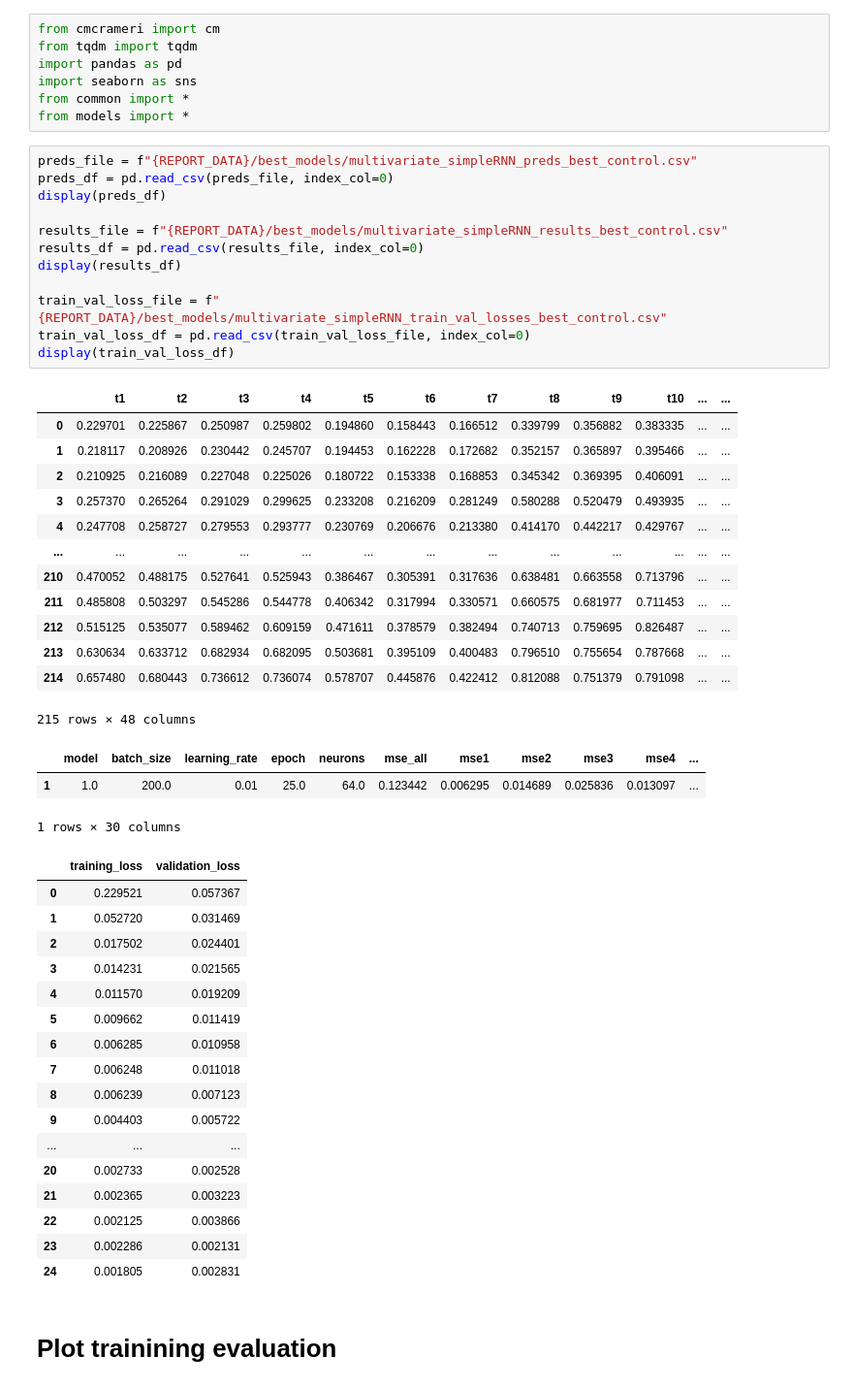
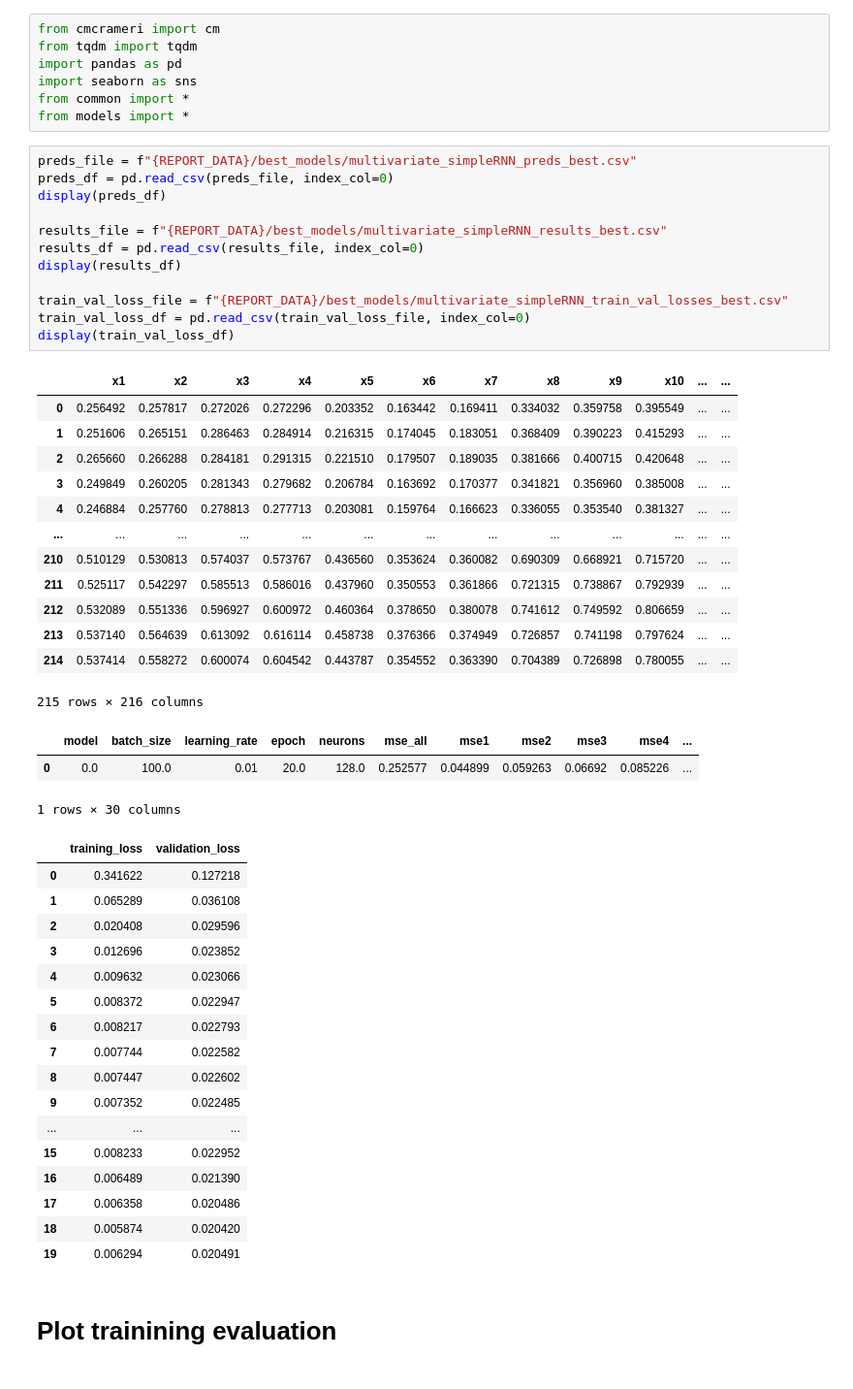
Before and after one commit to AndreasBordvik/FYS-STK4155-Prj3_report, a Jupyter notebook: code/best_models_plots.ipynb, the cells around one changed output. Shown at 97% size. Drawn from its saved outputs; the diff is of its cells as text.

```diff
--- a/code/best_models_plots.ipynb
+++ b/code/best_models_plots.ipynb
@@ -6,51 +6,51 @@ import seaborn as sns
 from common import *
 from models import *
 # %%
-preds_file = f"{REPORT_DATA}/best_models/multivariate_simpleRNN_preds_best_control.csv"
+preds_file = f"{REPORT_DATA}/best_models/multivariate_simpleRNN_preds_best.csv"
 preds_df = pd.read_csv(preds_file, index_col=0)
 display(preds_df)
 
-results_file = f"{REPORT_DATA}/best_models/multivariate_simpleRNN_results_best_control.csv"
+results_file = f"{REPORT_DATA}/best_models/multivariate_simpleRNN_results_best.csv"
 results_df = pd.read_csv(results_file, index_col=0)
 display(results_df)
 
-train_val_loss_file = f"{REPORT_DATA}/best_models/multivariate_simpleRNN_train_val_losses_best_control.csv"
+train_val_loss_file = f"{REPORT_DATA}/best_models/multivariate_simpleRNN_train_val_losses_best.csv"
 train_val_loss_df = pd.read_csv(train_val_loss_file, index_col=0)
 display(train_val_loss_df)
 # %% [output]
-|  | t1 | t2 | t3 | t4 | t5 | t6 | t7 | t8 | t9 | t10 | ... | ... |
-| 0 | 0.229701 | 0.225867 | 0.250987 | 0.259802 | 0.194860 | 0.158443 | 0.166512 | 0.339799 | 0.356882 | 0.383335 | ... | ... |
-| 1 | 0.218117 | 0.208926 | 0.230442 | 0.245707 | 0.194453 | 0.162228 | 0.172682 | 0.352157 | 0.365897 | 0.395466 | ... | ... |
-| 2 | 0.210925 | 0.216089 | 0.227048 | 0.225026 | 0.180722 | 0.153338 | 0.168853 | 0.345342 | 0.369395 | 0.406091 | ... | ... |
-| 3 | 0.257370 | 0.265264 | 0.291029 | 0.299625 | 0.233208 | 0.216209 | 0.281249 | 0.580288 | 0.520479 | 0.493935 | ... | ... |
-| 4 | 0.247708 | 0.258727 | 0.279553 | 0.293777 | 0.230769 | 0.206676 | 0.213380 | 0.414170 | 0.442217 | 0.429767 | ... | ... |
+|  | x1 | x2 | x3 | x4 | x5 | x6 | x7 | x8 | x9 | x10 | ... | ... |
+| 0 | 0.256492 | 0.257817 | 0.272026 | 0.272296 | 0.203352 | 0.163442 | 0.169411 | 0.334032 | 0.359758 | 0.395549 | ... | ... |
+| 1 | 0.251606 | 0.265151 | 0.286463 | 0.284914 | 0.216315 | 0.174045 | 0.183051 | 0.368409 | 0.390223 | 0.415293 | ... | ... |
+| 2 | 0.265660 | 0.266288 | 0.284181 | 0.291315 | 0.221510 | 0.179507 | 0.189035 | 0.381666 | 0.400715 | 0.420648 | ... | ... |
+| 3 | 0.249849 | 0.260205 | 0.281343 | 0.279682 | 0.206784 | 0.163692 | 0.170377 | 0.341821 | 0.356960 | 0.385008 | ... | ... |
+| 4 | 0.246884 | 0.257760 | 0.278813 | 0.277713 | 0.203081 | 0.159764 | 0.166623 | 0.336055 | 0.353540 | 0.381327 | ... | ... |
 | ... | ... | ... | ... | ... | ... | ... | ... | ... | ... | ... | ... | ... |
-| 210 | 0.470052 | 0.488175 | 0.527641 | 0.525943 | 0.386467 | 0.305391 | 0.317636 | 0.638481 | 0.663558 | 0.713796 | ... | ... |
-| 211 | 0.485808 | 0.503297 | 0.545286 | 0.544778 | 0.406342 | 0.317994 | 0.330571 | 0.660575 | 0.681977 | 0.711453 | ... | ... |
-| 212 | 0.515125 | 0.535077 | 0.589462 | 0.609159 | 0.471611 | 0.378579 | 0.382494 | 0.740713 | 0.759695 | 0.826487 | ... | ... |
-| 213 | 0.630634 | 0.633712 | 0.682934 | 0.682095 | 0.503681 | 0.395109 | 0.400483 | 0.796510 | 0.755654 | 0.787668 | ... | ... |
-| 214 | 0.657480 | 0.680443 | 0.736612 | 0.736074 | 0.578707 | 0.445876 | 0.422412 | 0.812088 | 0.751379 | 0.791098 | ... | ... |
+| 210 | 0.510129 | 0.530813 | 0.574037 | 0.573767 | 0.436560 | 0.353624 | 0.360082 | 0.690309 | 0.668921 | 0.715720 | ... | ... |
+| 211 | 0.525117 | 0.542297 | 0.585513 | 0.586016 | 0.437960 | 0.350553 | 0.361866 | 0.721315 | 0.738867 | 0.792939 | ... | ... |
+| 212 | 0.532089 | 0.551336 | 0.596927 | 0.600972 | 0.460364 | 0.378650 | 0.380078 | 0.741612 | 0.749592 | 0.806659 | ... | ... |
+| 213 | 0.537140 | 0.564639 | 0.613092 | 0.616114 | 0.458738 | 0.376366 | 0.374949 | 0.726857 | 0.741198 | 0.797624 | ... | ... |
+| 214 | 0.537414 | 0.558272 | 0.600074 | 0.604542 | 0.443787 | 0.354552 | 0.363390 | 0.704389 | 0.726898 | 0.780055 | ... | ... |
-215 rows × 48 columns
+215 rows × 216 columns
 |  | model | batch_size | learning_rate | epoch | neurons | mse_all | mse1 | mse2 | mse3 | mse4 | ... |
-| 1 | 1.0 | 200.0 | 0.01 | 25.0 | 64.0 | 0.123442 | 0.006295 | 0.014689 | 0.025836 | 0.013097 | ... |
+| 0 | 0.0 | 100.0 | 0.01 | 20.0 | 128.0 | 0.252577 | 0.044899 | 0.059263 | 0.06692 | 0.085226 | ... |
 1 rows × 30 columns
 |  | training_loss | validation_loss |
-| 0 | 0.229521 | 0.057367 |
-| 1 | 0.052720 | 0.031469 |
-| 2 | 0.017502 | 0.024401 |
-| 3 | 0.014231 | 0.021565 |
-| 4 | 0.011570 | 0.019209 |
-| 5 | 0.009662 | 0.011419 |
-| 6 | 0.006285 | 0.010958 |
-| 7 | 0.006248 | 0.011018 |
-| 8 | 0.006239 | 0.007123 |
-| 9 | 0.004403 | 0.005722 |
+| 0 | 0.341622 | 0.127218 |
+| 1 | 0.065289 | 0.036108 |
+| 2 | 0.020408 | 0.029596 |
+| 3 | 0.012696 | 0.023852 |
+| 4 | 0.009632 | 0.023066 |
+| 5 | 0.008372 | 0.022947 |
+| 6 | 0.008217 | 0.022793 |
+| 7 | 0.007744 | 0.022582 |
+| 8 | 0.007447 | 0.022602 |
+| 9 | 0.007352 | 0.022485 |
 | ... | ... | ... |
-| 20 | 0.002733 | 0.002528 |
-| 21 | 0.002365 | 0.003223 |
-| 22 | 0.002125 | 0.003866 |
-| 23 | 0.002286 | 0.002131 |
-| 24 | 0.001805 | 0.002831 |
+| 15 | 0.008233 | 0.022952 |
+| 16 | 0.006489 | 0.021390 |
+| 17 | 0.006358 | 0.020486 |
+| 18 | 0.005874 | 0.020420 |
+| 19 | 0.006294 | 0.020491 |
 # %% [markdown]
 # Plot trainining evaluation
 # %%
```
Also changed, not shown: parts of 7 cells of this notebook, 3 other files.
